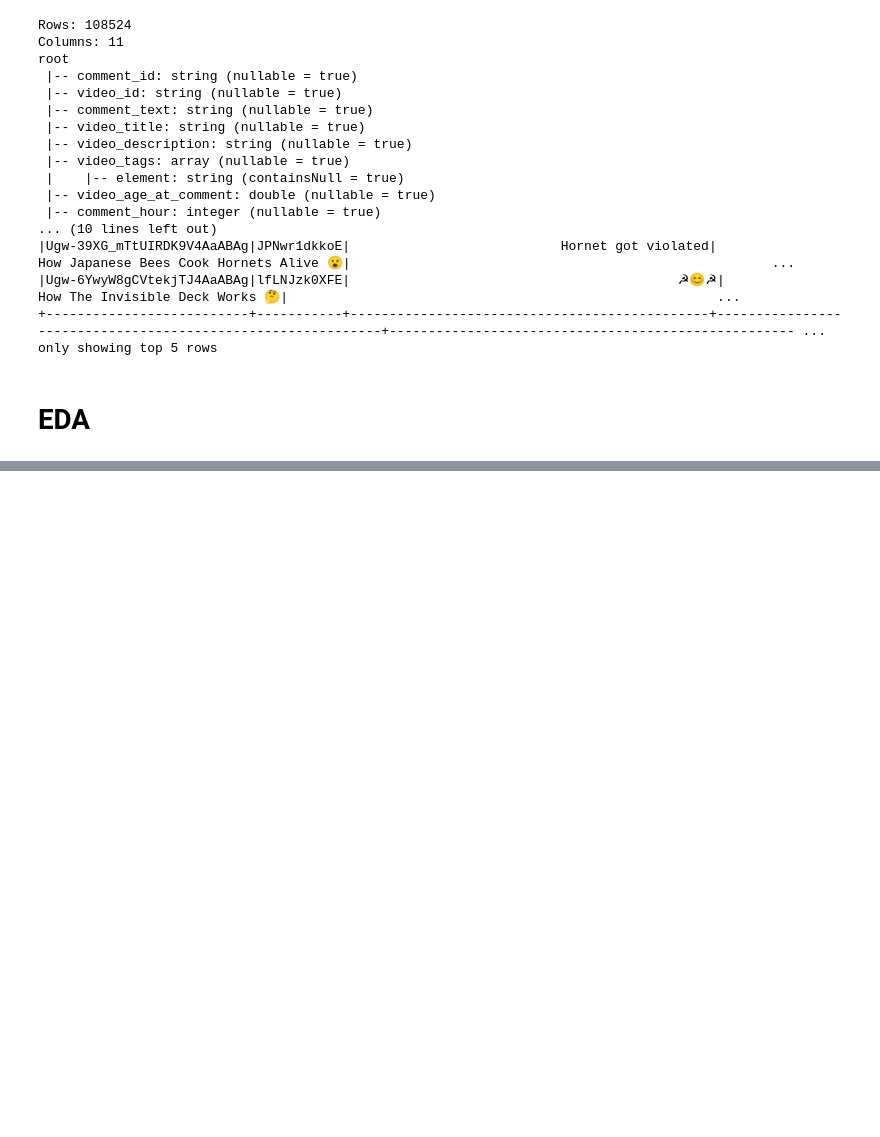
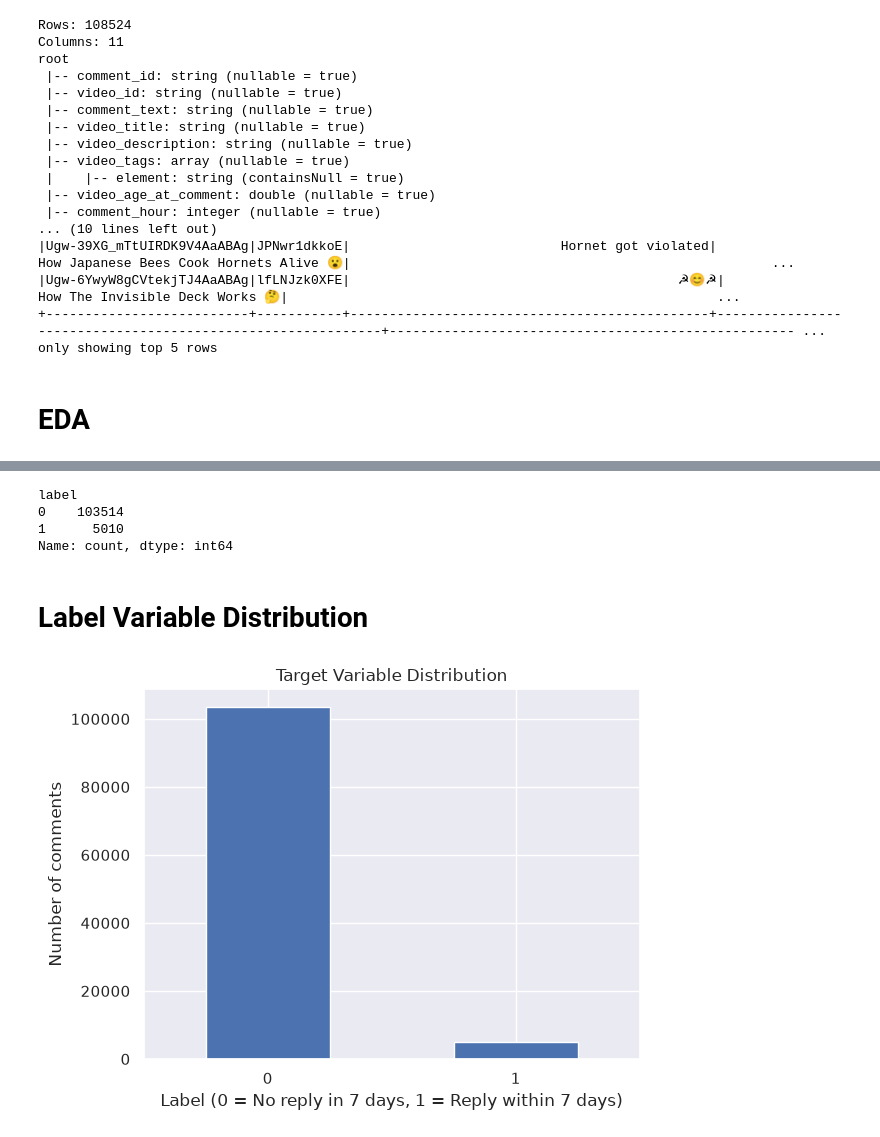
Before and after one commit to fundaBa/IntegratedCA1, a Jupyter notebook: Advanced Data Analysis.ipynb, the cells around one changed output, grey strips where cells are left out. Drawn from its saved outputs; the diff is of its cells as text; code cells hidden in the pictures; blank space fills up the shorter version.

```diff
--- a/Advanced Data Analysis.ipynb
+++ b/Advanced Data Analysis.ipynb
@@ -290,0 +78,5 @@ plt.show()
+# %%
+import pandas as pd
+
+df = dataset.toPandas()
+df.head()
@@ -290,0 +115,21 @@ plt.show()
+# %%
+import matplotlib.pyplot as plt
+import seaborn as sns
+
+df['label'].value_counts()
+# %% [output]
+label
+0    103514
+1      5010
+Name: count, dtype: int64
+# %% [markdown]
+# Label Variable Distribution
+# %%
+sns.set()
+df['label'].value_counts().plot(kind='bar', rot=0)
+plt.title('Target Variable Distribution')
+plt.xlabel('Label (0 = No reply in 7 days, 1 = Reply within 7 days)')
+plt.ylabel('Number of comments')
+plt.show()
+# %% [output]
+[figure, added]
```
Also changed, not shown: parts of 39 cells of this notebook.
